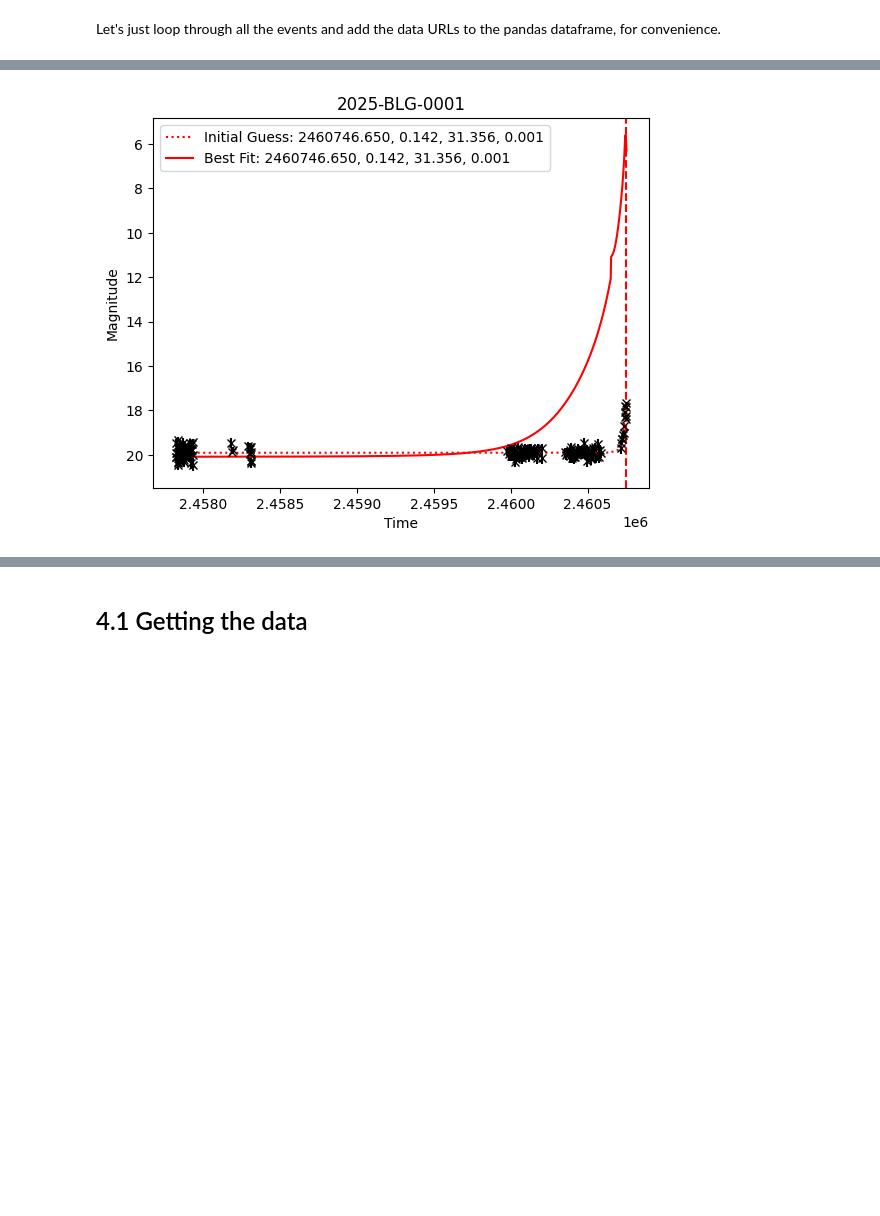
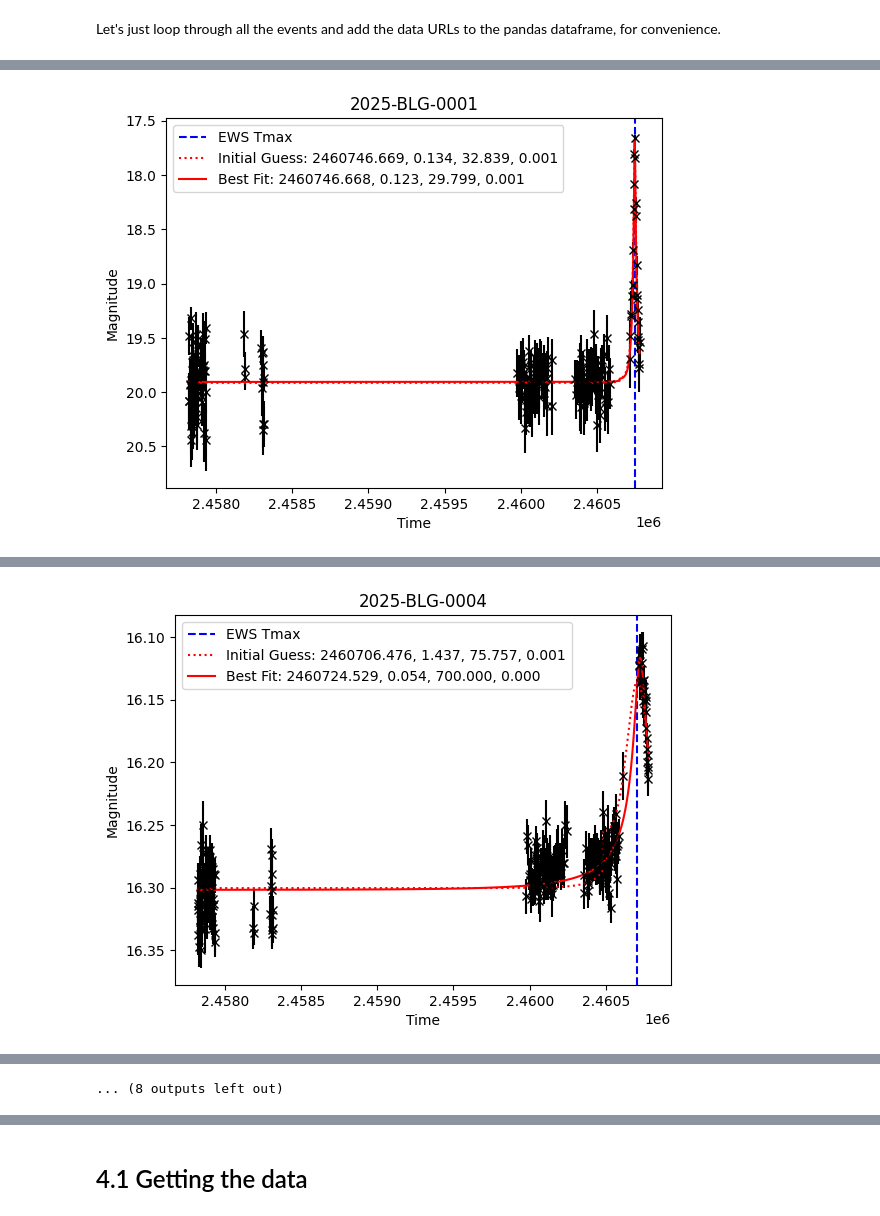
Before and after one commit to AmberLee2427/minicourses, a Jupyter notebook: chapter5/Chapter5.ipynb, the cells around one changed output, grey strips where cells are left out. Saved outputs shown, nothing was run; the diff lists cells and outputs as text; code cells hidden in the pictures; blank space fills up the shorter version.

```diff
--- a/chapter5/Chapter5.ipynb
+++ b/chapter5/Chapter5.ipynb
@@ -441,7 +464,8 @@ def fetch_event_data(url: str) -> pd.DataFrame:
     data = response.read().decode('utf-8')
 
     # Convert the data to a pandas DataFrame
-    df = pd.read_csv(StringIO(data), delim_whitespace=True, header=None, names=['HJD', 'I magnitude', 'magnitude error', 'seeing', 'sky level'])
+    #df = pd.read_csv(StringIO(data), delim_whitespace=True, header=None, names=['HJD', 'I magnitude', 'magnitude error', 'seeing', 'sky level'])
+    df = pd.read_csv(StringIO(data), sep=r'\s+', header=None, names=['HJD', 'I magnitude', 'magnitude error', 'seeing', 'sky level'])
 
     return df
 
@@ -475,7 +499,7 @@ def fetch_table_data(url):
     source = urllib.request.urlopen(url).read()
     soup = bs.BeautifulSoup(source, 'lxml')
     table = soup.find_all('table')
-    df = pd.read_html(str(table))[0]
+    df = pd.read_html(StringIO(str(table)))[0]
 
     return df
 
@@ -649,30 +720,7 @@ def chi2_fun(theta, parameters_to_fit, event):
 # %%
-# this function is for if we need emcee
-def mulens_neglogP_function(theta, parameters_to_fit, event):
-    ''' negative log prob function for MulensModel fitting'''
-
-    # Priors
-    if (theta[0] < (2460281.208-100)) or (theta[0] > (2461373.155 + 100)):  # t_0
-        return np.inf
-    elif (theta[1] < 0.000001) or (theta[1] > 2.0):  # u_0
-        return np.inf
-    elif (theta[2] < 0.1) or (theta[2] > 700):  # t_E
-        return np.inf
-    elif theta[3] < 0 or theta[3] > 0.2:  # rho
-        return np.inf
-    else:
-        for (parameter, value) in zip(parameters_to_fit, theta):
-            setattr(event.model.parameters, parameter, value)
-
-        dataset = event.datasets[0]
-        (FS, FB) = event.get_flux_for_dataset(dataset)
-        if FS <= 0 or FB < -100 or (FS + FB) <= 0: # alow some negative blending
-            return np.inf
-        else:
-            return event.get_chi2()  # negative log prob (technically it should be half this)
 
 # Function to process a single event
-def process_event(i, ews_df, n, start_time):
+def process_event(i, ews_df, n, start_time, verbose=True):
     event = ews_df['Event'][i]
     url = ews_df['event data url'][i]
     data = fetch_event_data(url)
@@ -691,7 +739,7 @@ def process_event(i, ews_df, n, start_time):
                      fmt='x',
                      color='black'
                      )
-        plt.axvline(ews_df['Tmax (HJD)'][i], color='red', linestyle='--')
+        plt.axvline(ews_df['Tmax (HJD)'][i], color='blue', linestyle='--', label='EWS Tmax')
 
         plt.title(event)
         plt.xlabel('HJD')
@@ -733,52 +781,70 @@ def process_event(i, ews_df, n, start_time):
                                          ],
                                 label='Initial Guess: %1.3f, %1.3f, %1.3f, %1.3f' %(t_0_0, u_0_0, t_E_0, rho_0)
                                 )
+    # get initial chi2
+    initial_chi2 = event_object.get_chi2()
 
     # Fit using scipy Nelder-Mead
     result = minimize(mulens_neglogP_function, [t_0_0, u_0_0, t_E_0, rho_0], args=(parameters_to_fit, event_object), method='Nelder-Mead')
 
     # Plot the fit model and show
     if i % n == 0:
+        chi2_fun(result.x, parameters_to_fit, event_object)
         event_object.plot_model(color='r',
                                 linestyle='-',
                                 t_range=[min(data['HJD']),
                                          max(data['HJD'])
                                          ],
                                 label='Best Fit: {0[0]:1.3f}, {0[1]:1.3f}, {0[2]:1.3f}, {0[3]:1.3f}'.format(result.x)  # Corrected line
                                 )
         plt.legend()
         plt.savefig(f'./{event}.png', bbox_inches='tight')
         plt.show()
 
+    if verbose:
+        print('\n', event)
+        print('-----------------')
+        print(f't_0: {result.x[0]:1.3f}')
+        print(f'u_0: {result.x[1]:1.3f}')
+        print(f't_E: {result.x[2]:1.3f}')
+        print(f'rho: {result.x[3]:1.3f}')
+        print('-----------------')
+        print(f'Time taken: {time.time() - start_time} seconds')
+        print('-----------------')
+        mulens_neglogP_function(result.x, parameters_to_fit, event_object, verbose=True)
+        print('-----------------')
+        print(f'Initial chi2: {initial_chi2}')
+        print(f'Final chi2: {event_object.get_chi2()}')
+        print(f'Delta chi2: {event_object.get_chi2() - initial_chi2}')
+        print('Delta chi2/dof: ',(event_object.get_chi2() - initial_chi2) / (len(data['HJD']) - 4))
+        print('-----------------')
+
     return i, result.x
 
 
 # numpy array for the fit params
 fit_params = np.zeros((ews_df.shape[0], 4))
 
-# calculations so that we get 10 plots
-n_100 = ews_df.shape[0]//100
-n_100_rounded = int(n_100)
-n_10 = n_100_rounded*10  # ~140
-n_10 = n_100
+plot_fraction = 0.1
+N=30
 
 start_time = time.time()
-for i in range(n_100):
-
-    i, result = process_event(i, ews_df, n_100, start_time)
+for i in range(N):
+    i, result = process_event(i, ews_df, N*plot_fraction, start_time, verbose=True)
 
     fit_params[i] = result
 
 # Geez, how long is this going to take?
-time_at_14 = time.time()
-time_for_14 = time_at_14 - start_time
-print(f'Time taken to fit the first {n_10}: {time_for_14} seconds')
+time_at_N = time.time()
+time_for_N = time_at_N - start_time
+print(f'Time taken to fit the first {N}: {time_for_N} seconds')
 
-# Estimate completion time (now + 99 * the time taken for the first 140)
-completion_time = time.time() + 99 * time_for_14
+# Estimate completion time
+completion_time = time_at_N + (ews_df.shape[0] - N) / N * time_for_N
+print(time_at_N, (ews_df.shape[0] - N) / N, time_for_N)
 
 # Print the completion time in human readable format hr:min:sec
 print(f'Estimated season completion time: {time.strftime("%H:%M:%S", time.localtime(completion_time))}')
 end_time = time.time()
 # %% [output]
-[figure, old version]
+[figure, new version]
@@ -786,0 +868 @@ Estimated season completion time: 17:19:41
+[figure, added]
@@ -786,0 +958 @@ Estimated season completion time: 17:19:41
+... (8 outputs left out)
```
Also changed, not shown: parts of 28 cells of this notebook.
